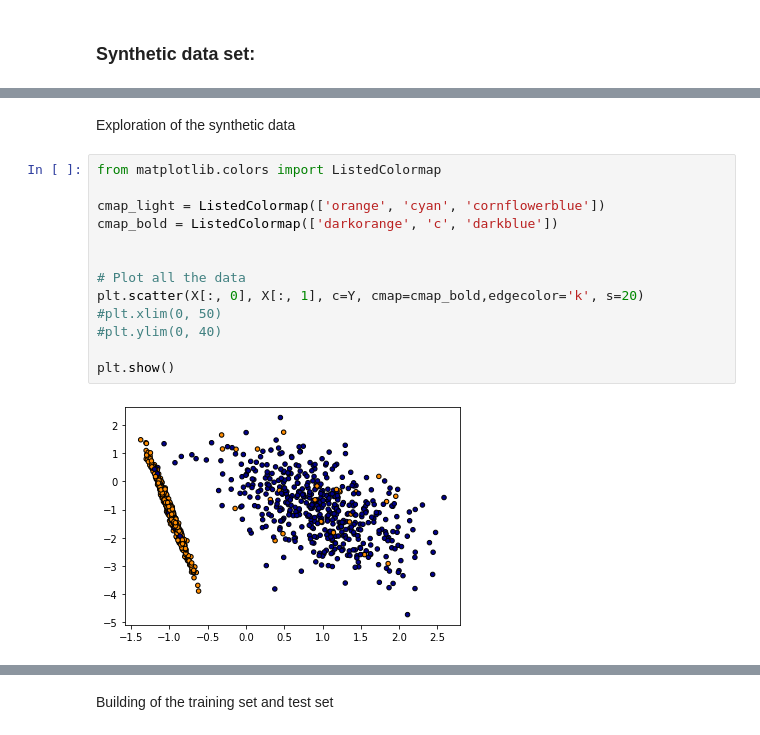
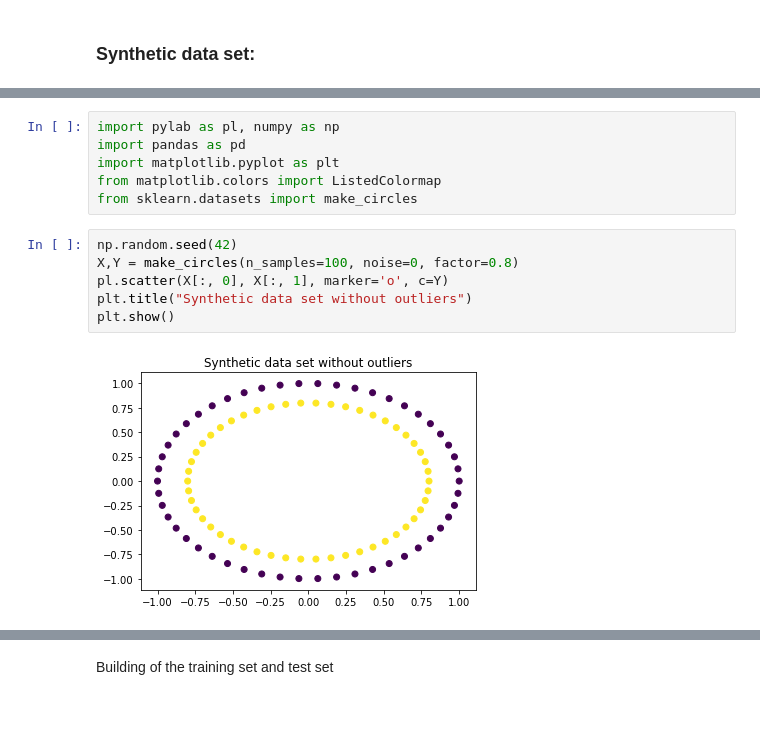
Before and after one commit to sofros/SFML_INFO_F422, a Jupyter notebook: Classification_Notebook.ipynb, the cells around one changed output, grey strips where cells are left out. Saved outputs shown, nothing was run; the diff lists cells and outputs as text.

```diff
--- a/Classification_Notebook.ipynb
+++ b/Classification_Notebook.ipynb
@@ -56,17 +32,14 @@ X, Y = make_classification(n_samples=1000, n_features=2, n_redundant=0, n_inform
-# %% [markdown]
-Exploration of the synthetic data
-# %%
-from matplotlib.colors import ListedColormap
-
-cmap_light = ListedColormap(['orange', 'cyan', 'cornflowerblue'])
-cmap_bold = ListedColormap(['darkorange', 'c', 'darkblue'])
-
-
-# Plot all the data
-plt.scatter(X[:, 0], X[:, 1], c=Y, cmap=cmap_bold,edgecolor='k', s=20)
-#plt.xlim(0, 50)
-#plt.ylim(0, 40)
-
-plt.show()
-# %% [output]
-[figure, removed]
+# %%
+import pylab as pl, numpy as np
+import pandas as pd
+import matplotlib.pyplot as plt
+from matplotlib.colors import ListedColormap
+from sklearn.datasets import make_circles
+# %%
+np.random.seed(42)
+X,Y = make_circles(n_samples=100, noise=0, factor=0.8)
+pl.scatter(X[:, 0], X[:, 1], marker='o', c=Y)
+plt.title("Synthetic data set without outliers")
+plt.show()
+# %% [output]
+[figure, added]
```
Also changed, not shown: parts of 121 cells of this notebook, 1 other file.
